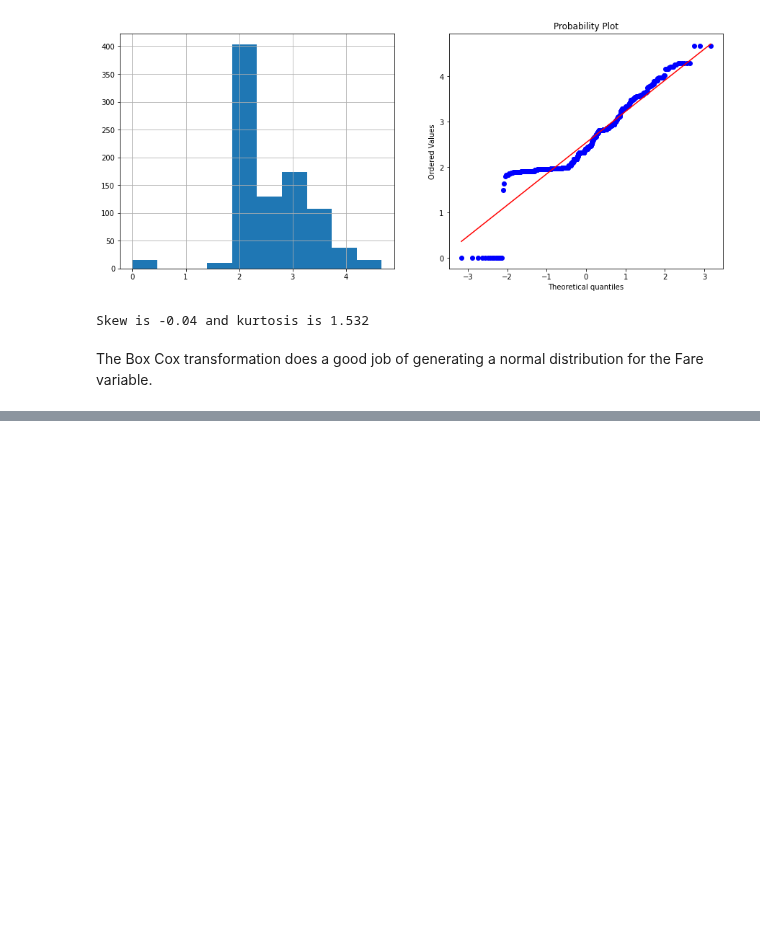
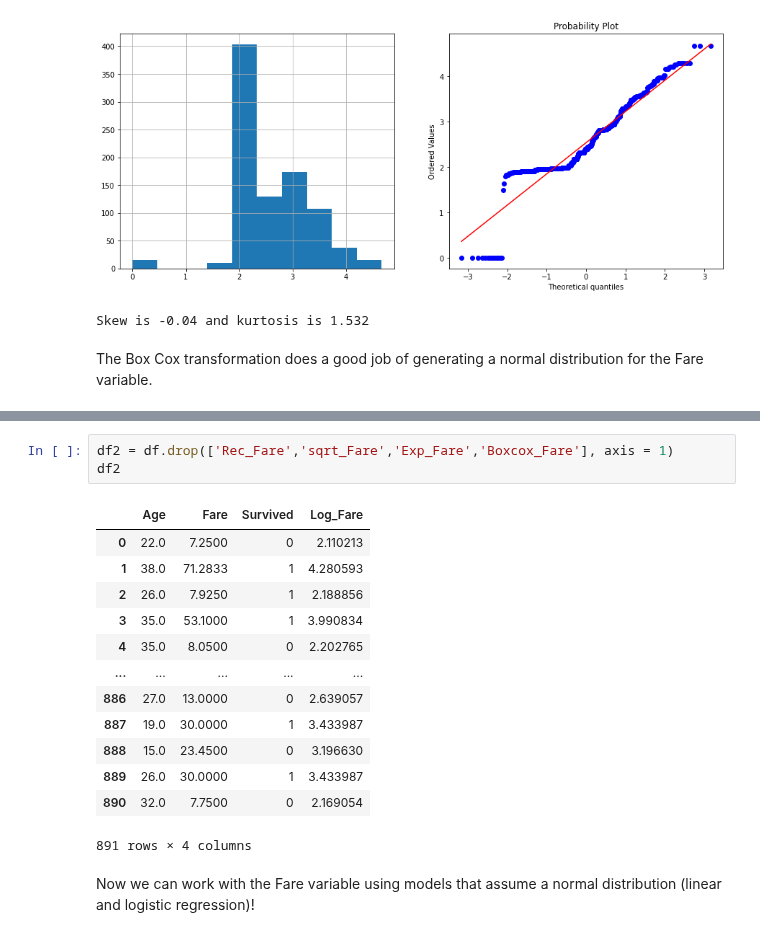
Before and after one commit to mverschoor-phd/mverschoor-phd.github.io, a Jupyter notebook: Titanic_Transformations.ipynb, the cells around one changed output, grey strips where cells are left out. Saved outputs shown, nothing was run; the diff lists cells and outputs as text; blank space fills up the shorter version.

```diff
--- a/Titanic_Transformations.ipynb
+++ b/Titanic_Transformations.ipynb
@@ -172,0 +194,19 @@ The Box Cox transformation does a good job of generating a normal distribution f
+# %%
+df2 = df.drop(['Rec_Fare','sqrt_Fare','Exp_Fare','Boxcox_Fare'], axis = 1)
+df2
+# %% [output]
+|  | Age | Fare | Survived | Log_Fare |
+| 0 | 22.0 | 7.2500 | 0 | 2.110213 |
+| 1 | 38.0 | 71.2833 | 1 | 4.280593 |
+| 2 | 26.0 | 7.9250 | 1 | 2.188856 |
+| 3 | 35.0 | 53.1000 | 1 | 3.990834 |
+| 4 | 35.0 | 8.0500 | 0 | 2.202765 |
+| ... | ... | ... | ... | ... |
+| 886 | 27.0 | 13.0000 | 0 | 2.639057 |
+| 887 | 19.0 | 30.0000 | 1 | 3.433987 |
+| 888 | 15.0 | 23.4500 | 0 | 3.196630 |
+| 889 | 26.0 | 30.0000 | 1 | 3.433987 |
+| 890 | 32.0 | 7.7500 | 0 | 2.169054 |
+891 rows × 4 columns
+# %% [markdown]
+Now we can work with the Fare variable using models that assume a normal distribution (linear and logistic regression)!
```
Also changed, not shown: parts of 3 cells of this notebook.
